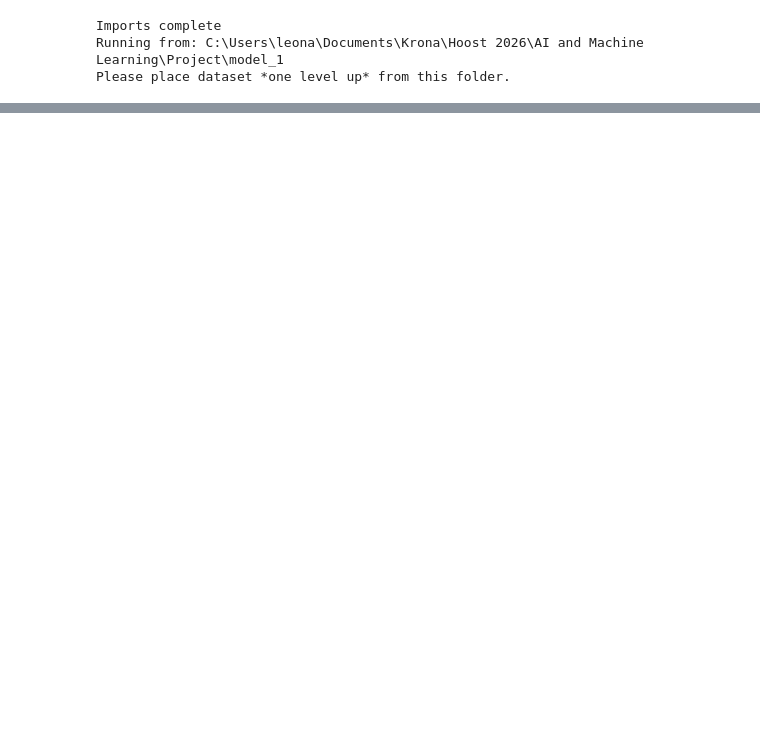
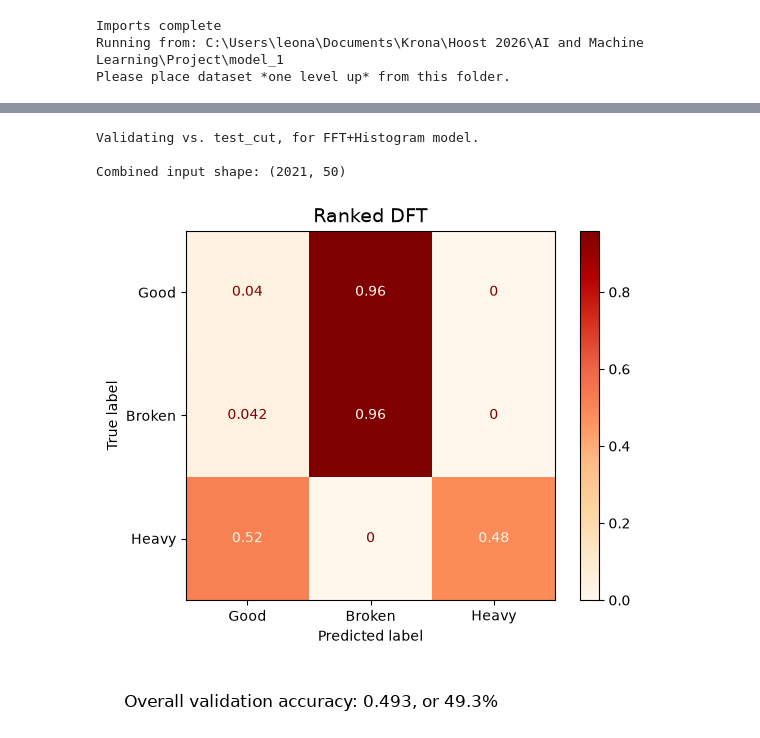
Before and after one commit to Odranoel731/USNgroup8Acoustic, a Jupyter notebook: model_notes.ipynb, the cells around one changed output, grey strips where cells are left out. Cells and saved outputs as stored; diff of their text form; code cells hidden in the pictures; blank space fills up the shorter version.

```diff
--- a/model_notes.ipynb
+++ b/model_notes.ipynb
@@ -486,0 +446,13 @@ Accuracy: 0.957
+# %%
+def Fourier_Freq(arr):
+    noOfRanked = 50
+
+    four = rfft(arr)
+    mag = np.sqrt(four.real**2 + four.imag**2)
+    s = np.flip(np.sort(mag))
+    idx = np.flip(np.argsort(mag))
+
+    temp = np.arange(0,mag.shape[1],1) * (rate/mag.shape[1]/2)
+    out = np.full(mag.shape, temp[idx])
+
+    return s[:,:noOfRanked]
@@ -486,0 +543,25 @@ Accuracy: 0.957
+# %%
+test_freq_g = Fourier_Freq(test_good)
+test_freq_b = Fourier_Freq(test_broken)
+test_freq_h = Fourier_Freq(test_heavy)
+# %%
+print("Validating vs. test_cut, for FFT+Histogram model.")
+print()
+
+test_inp_fft = np.concatenate( (test_freq_g, test_freq_b, test_freq_h) )
+print(f"Combined input shape: {test_inp_fft.shape}")
+
+r = three_fold_predict(test_inp_fft)
+test_acc = accuracy_score(o, r)
+print()
+
+ConfusionMatrixDisplay.from_predictions(o, r, cmap="OrRd", display_labels=["Good", "Broken", "Heavy"], normalize="true")
+t = f"Overall validation accuracy: {test_acc:.3f}, or {test_acc*100:.1f}%"
+plt.title("Ranked DFT", fontsize=14)
+plt.text(-1, 3.4, t, fontsize=12, va="bottom", ha="left")
+plt.show()
+# %% [output]
+Validating vs. test_cut, for FFT+Histogram model.
+
+Combined input shape: (2021, 50)
+[figure, added]
```
Also changed, not shown: parts of 22 cells of this notebook, 1 other file.
